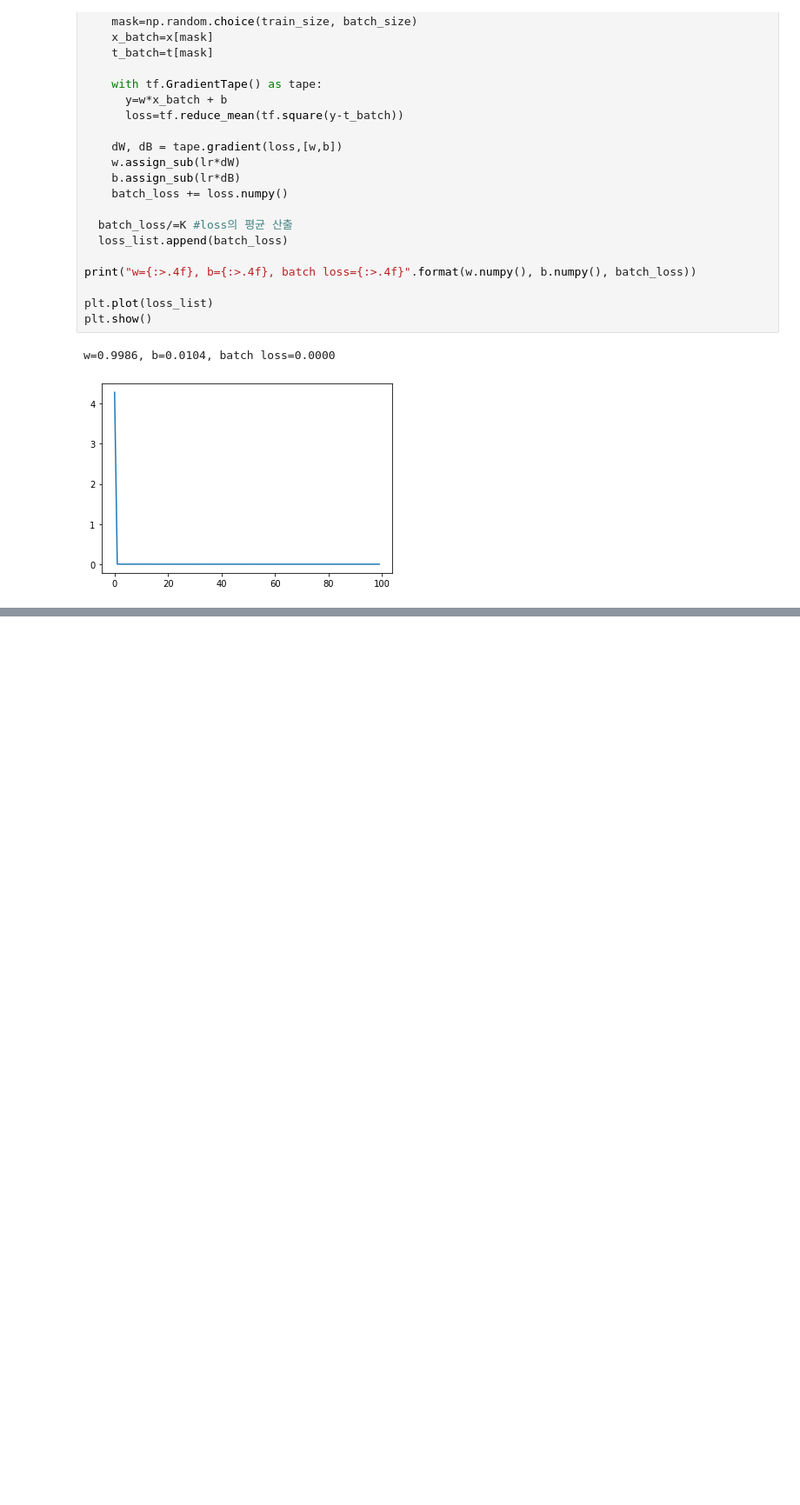
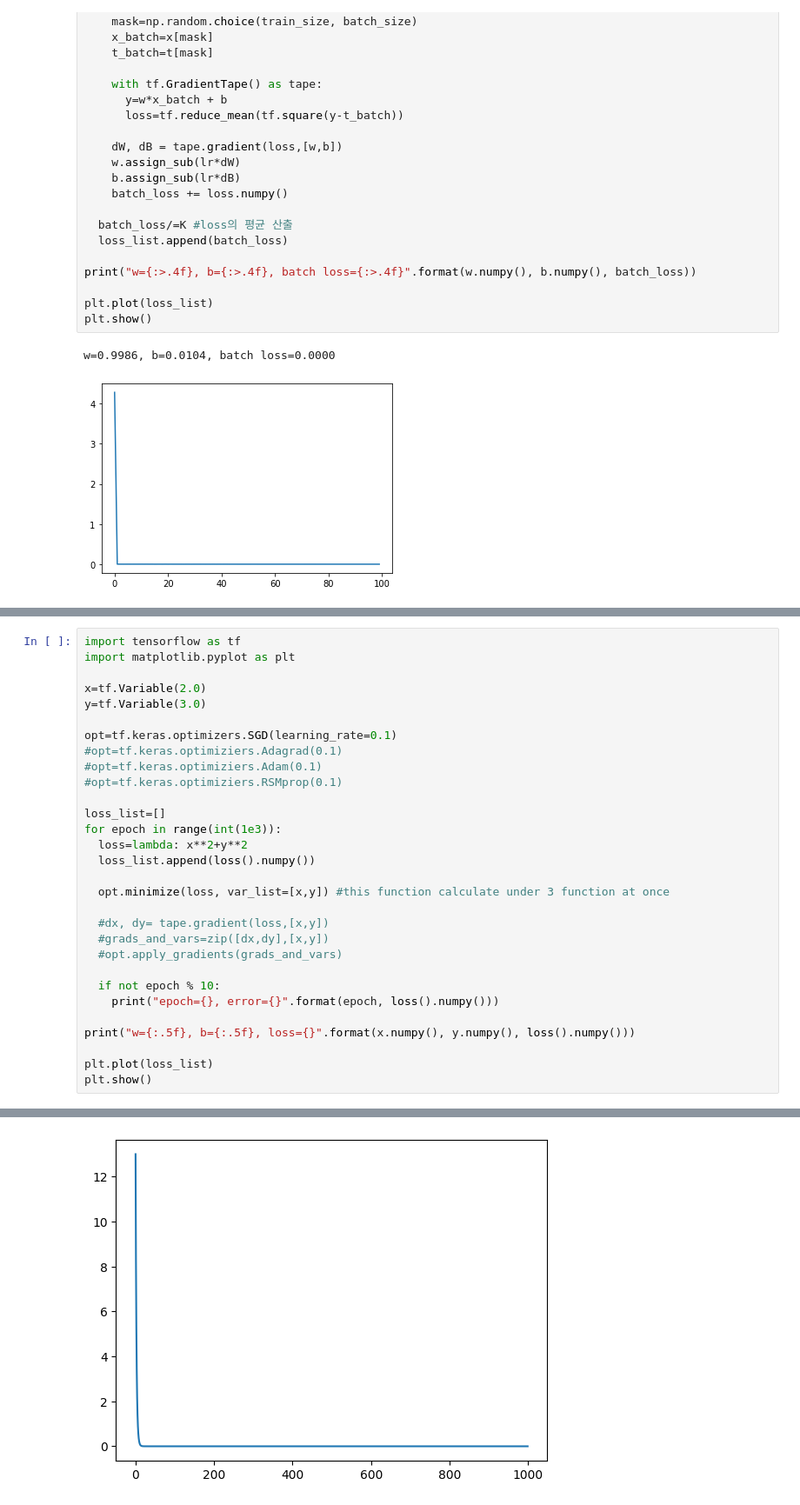
Before and after one commit to Eunhasuiin/Tensorflow-DeepLearning-Programing, a Jupyter notebook: TDP_03.ipynb, the cells around one changed output, grey strips where cells are left out. Shown at 87% size. Cells and saved outputs as stored; diff of their text form; blank space fills up the shorter version.

```diff
--- a/TDP_03.ipynb
+++ b/TDP_03.ipynb
@@ -309,0 +542,31 @@ w=0.9986, b=0.0104, batch loss=0.0000
+# %%
+import tensorflow as tf
+import matplotlib.pyplot as plt
+
+x=tf.Variable(2.0)
+y=tf.Variable(3.0)
+
+opt=tf.keras.optimizers.SGD(learning_rate=0.1)
+#opt=tf.keras.optimiziers.Adagrad(0.1)
+#opt=tf.keras.optimiziers.Adam(0.1)
+#opt=tf.keras.optimiziers.RSMprop(0.1)
+
+loss_list=[]
+for epoch in range(int(1e3)):
+  loss=lambda: x**2+y**2
+  loss_list.append(loss().numpy())
+
+  opt.minimize(loss, var_list=[x,y]) #this function calculate under 3 function at once
+
+  #dx, dy= tape.gradient(loss,[x,y])
+  #grads_and_vars=zip([dx,dy],[x,y])
+  #opt.apply_gradients(grads_and_vars)
+
+  if not epoch % 10:
+    print("epoch={}, error={}".format(epoch, loss().numpy()))
+
+print("w={:.5f}, b={:.5f}, loss={}".format(x.numpy(), y.numpy(), loss().numpy()))
+
+plt.plot(loss_list)
+plt.show()
+# %% [output]
@@ -309,0 +590 @@ w=0.9986, b=0.0104, batch loss=0.0000
+[figure, added]
```
Also changed, not shown: parts of 14 cells of this notebook.
